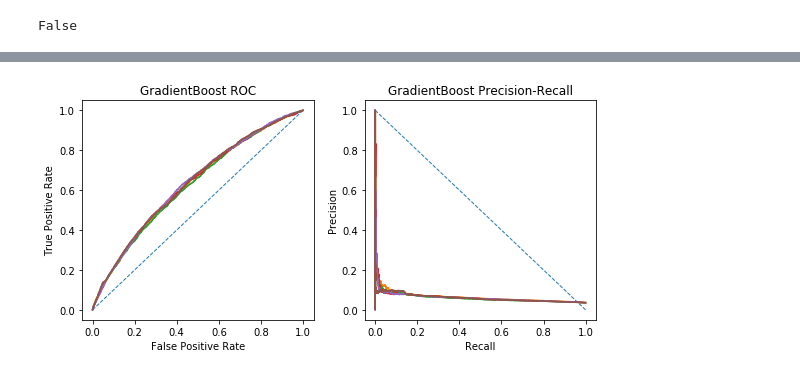
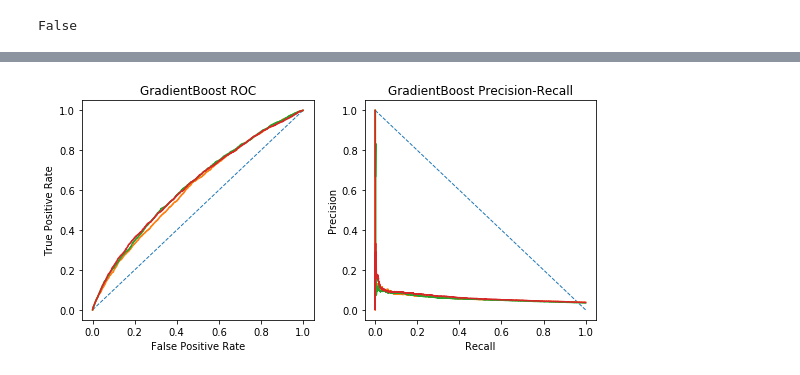
Before and after one commit to TangoJP/porto_seguro, a Jupyter notebook: nb29_converting_into_ratio_space1.ipynb, the cells around one changed output, grey strips where cells are left out. Cells and saved outputs as stored; diff of their text form; code cells hidden in the pictures.

```diff
--- a/nb29_converting_into_ratio_space1.ipynb
+++ b/nb29_converting_into_ratio_space1.ipynb
@@ -146,9 +156,10 @@ bincat_converted
 | 595211 | 0.094183 | 0.246950 | 0.097528 | -0.180291 | 0.656528 | -21.703055 | ... |
 595212 rows × 30 columns
 # %%
-select_other_fs = ['ps_calc_05', 'ps_calc_07', 'ps_calc_13', 'ps_calc_14',
-                   'ps_car_12', 'ps_car_13', 'ps_ind_03', 'ps_ind_14', 'ps_reg_02', 'ps_reg_03']
-select_others = train[select_other_fs]
-select_others.loc[:, 'ps_car_12'] = bin_myFeature(select_others.loc[:, 'ps_car_12'], 0, 1.5, bins=20)[1]
-select_others.loc[:, 'ps_car_13'] = bin_myFeature(select_others.loc[:, 'ps_car_13'], 0, 4, bins=50)[1]
-select_others.loc[:, 'ps_reg_03'] = bin_myFeature(select_others.loc[:, 'ps_reg_03'], 0, 5, bins=50)[1]
+if False:
+    select_other_fs = ['ps_calc_05', 'ps_calc_07', 'ps_calc_13', 'ps_calc_14',
+                       'ps_car_12', 'ps_car_13', 'ps_ind_03', 'ps_ind_14', 'ps_reg_02', 'ps_reg_03']
+    select_others = train[select_other_fs]
+    select_others.loc[:, 'ps_car_12'] = bin_myFeature(select_others.loc[:, 'ps_car_12'], 0, 1.5, bins=20)[1]
+    select_others.loc[:, 'ps_car_13'] = bin_myFeature(select_others.loc[:, 'ps_car_13'], 0, 4, bins=50)[1]
+    select_others.loc[:, 'ps_reg_03'] = bin_myFeature(select_others.loc[:, 'ps_reg_03'], 0, 5, bins=50)[1]
@@ -161,5 +166,12 @@ See the caveats in the documentation: http://pandas.pydata.org/pandas-docs/stabl
 # %%
-others2probas = {}
-for i, f in enumerate(select_others.columns):
-    fvt = fa.FeatureVsTarget(select_others[f], target)
-    others2probas[f] = (100*(fvt.calculate_deviation(mode='ratio')[0] - 1)[1]).to_dict()
+if False:
+    others2probas = {}
+    for i, f in enumerate(select_others.columns):
+        fvt = fa.FeatureVsTarget(select_others[f], target)
+        others2probas[f] = (100*(fvt.calculate_deviation(mode='ratio')[0] - 1)[1]).to_dict()
+
+    others_converted = pd.DataFrame()
+    for i, f in enumerate(select_others.columns):
+        others_converted[f] = select_others[f].replace(others2probas[f])
+
+    converted = pd.concat([bincat_converted, others_converted], axis=1)
@@ -170,5 +178,5 @@ for i, f in enumerate(select_others.columns):
 # %%
-converted = pd.concat([bincat_converted, others_converted], axis=1)
+converted = pd.concat([bincat_converted, others], axis=1)
 # %%
 converted.columns
 # %% [output]
@@ -192,7 +203,7 @@ from sklearn.preprocessing import StandardScaler
 False
 # %%
 pca = PCA()
-X = np.array(converted.iloc[:, :-1])
+X = np.array(converted)
 y = train.target
 
 Xpca = pca.fit_transform(X)
@@ -240,10 +257,10 @@ ax22.plot(neutral_line, 1- neutral_line, lw=1, ls='--')
 
 ginis_xgb = []
 
-for i in range(5):
+for i in range(3):
 
     rstate = None
-    X_train, X_test, y_train, y_test = train_test_split(Xpca[:, :20], y, test_size=0.1, random_state=rstate)
+    X_train, X_test, y_train, y_test = train_test_split(Xpca[:, :-2], y, test_size=0.1, random_state=rstate)
 
     num_class1 = np.sum(y_train)
     num_class1_to_resample = 2 * num_class1
@@ -288 +305 @@ Wall time: 53 s
-[figure, old version]
+[figure, new version]
```
Also changed, not shown: parts of 13 cells of this notebook.
